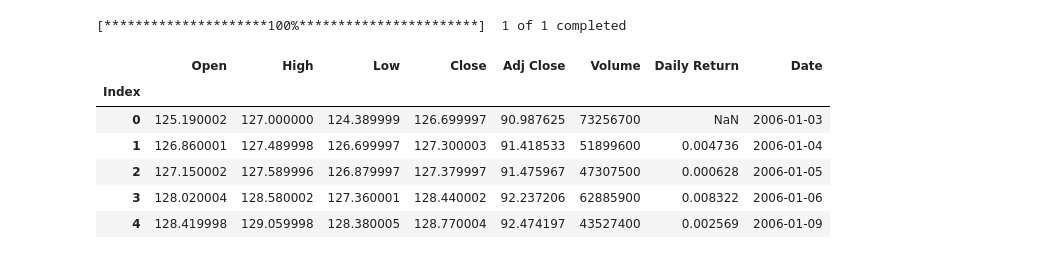
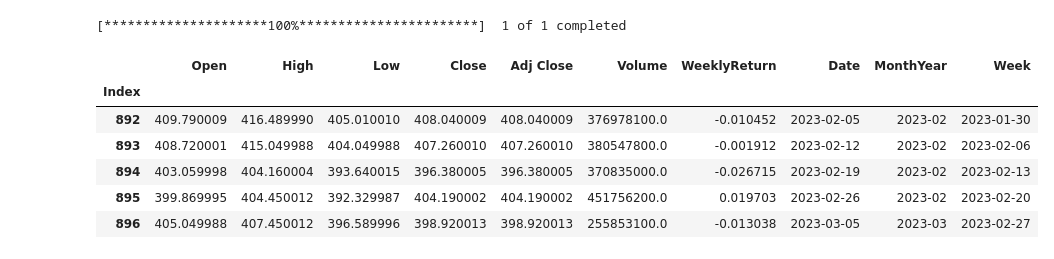
Before and after one commit to conquerv0/MonetaryPolicy-StockReturns, a Jupyter notebook: data_processing.ipynb, the cells around one changed output. Cells and saved outputs as stored; diff of their text form; code cells hidden in the pictures.

```diff
--- a/data_processing.ipynb
+++ b/data_processing.ipynb
@@ -19,15 +32,26 @@ effr.head()
 # %%
-spy = yf.download(tickers='SPY', start='2006-01-01', end='2023-01-01', interval='1d')
-spy['Daily Return'] = (spy['Close'] / spy['Close'].shift(1)) -1
+# Download data from yfinance API
+spy = yf.download(tickers='SPY', start='2006-01-01', end='2023-3-8', interval='1wk')
+
+# Calculate monthly return for the index
+spy['WeeklyReturn'] = (spy['Close'] / spy['Close'].shift(1)) -1
+
+# Reformat time period
 spy['Date'] = pd.to_datetime(spy.index)
+spy['MonthYear'] = spy['Date'].dt.to_period('M')
+spy['Week'] = spy['Date'].dt.to_period('W').dt.start_time
 spy = spy.assign(Index=range(len(spy))).set_index('Index')
-spy.head()
+
+# Drop NA
+spy.dropna(axis=0, inplace=True)
+
+spy.tail()
 # %% [output]
 [*********************100%***********************]  1 of 1 completed
-|  | Open | High | Low | Close | Adj Close | Volume | Daily Return | Date |
-| Index |  |  |  |  |  |  |  |  |
-| 0 | 125.190002 | 127.000000 | 124.389999 | 126.699997 | 90.987625 | 73256700 | NaN | 2006-01-03 |
-| 1 | 126.860001 | 127.489998 | 126.699997 | 127.300003 | 91.418533 | 51899600 | 0.004736 | 2006-01-04 |
-| 2 | 127.150002 | 127.589996 | 126.879997 | 127.379997 | 91.475967 | 47307500 | 0.000628 | 2006-01-05 |
-| 3 | 128.020004 | 128.580002 | 127.360001 | 128.440002 | 92.237206 | 62885900 | 0.008322 | 2006-01-06 |
-| 4 | 128.419998 | 129.059998 | 128.380005 | 128.770004 | 92.474197 | 43527400 | 0.002569 | 2006-01-09 |
+|  | Open | High | Low | Close | Adj Close | Volume | WeeklyReturn | Date | MonthYear | Week |
+| Index |  |  |  |  |  |  |  |  |  |  |
+| 892 | 409.790009 | 416.489990 | 405.010010 | 408.040009 | 408.040009 | 376978100.0 | -0.010452 | 2023-02-05 | 2023-02 | 2023-01-30 |
+| 893 | 408.720001 | 415.049988 | 404.049988 | 407.260010 | 407.260010 | 380547800.0 | -0.001912 | 2023-02-12 | 2023-02 | 2023-02-06 |
+| 894 | 403.059998 | 404.160004 | 393.640015 | 396.380005 | 396.380005 | 370835000.0 | -0.026715 | 2023-02-19 | 2023-02 | 2023-02-13 |
+| 895 | 399.869995 | 404.450012 | 392.329987 | 404.190002 | 404.190002 | 451756200.0 | 0.019703 | 2023-02-26 | 2023-02 | 2023-02-20 |
+| 896 | 405.049988 | 407.450012 | 396.589996 | 398.920013 | 398.920013 | 255853100.0 | -0.013038 | 2023-03-05 | 2023-03 | 2023-02-27 |
```
Also changed, not shown: parts of 8 cells of this notebook, 4 other files.
